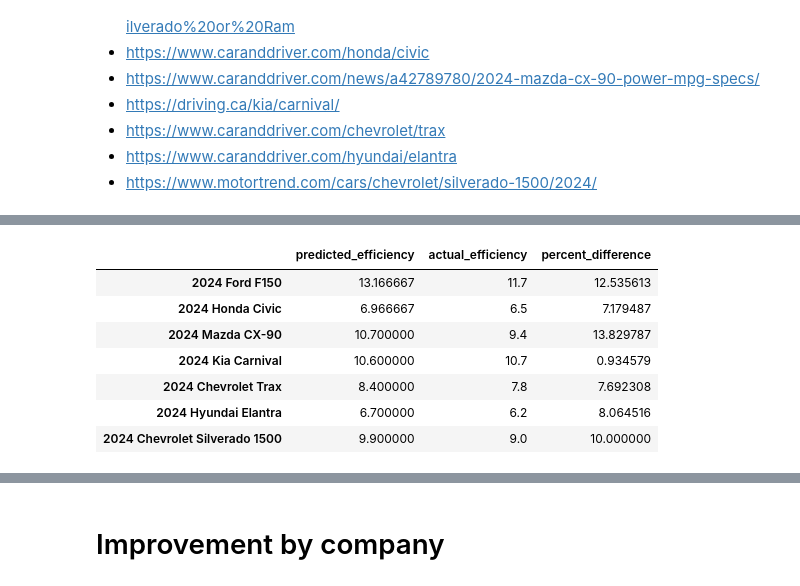
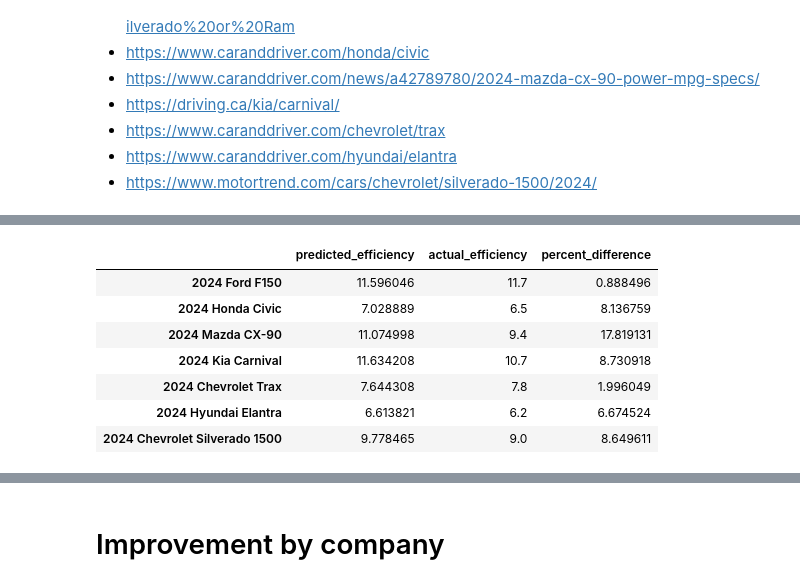
Before and after one commit to alexproskiw/Fuel-Efficiency-of-Canadian-Vehicles-Trends-and-Predictions, a Jupyter notebook: ECON323 Final Project.ipynb, the cells around one changed output, grey strips where cells are left out. Drawn from its saved outputs; the diff is of its cells as text; code cells hidden in the pictures.

Commit message:
Added Neural Network Model

```diff
--- a/ECON323 Final Project.ipynb
+++ b/ECON323 Final Project.ipynb
@@ -836,3 +837,14 @@ mse_test = metrics.mean_squared_error(y_test, fuel_efficiency_fitted_tree.predic
 print(f"The MSE on the training data is: {mse_train} and the MSE on the testing data is {mse_test}")
 # %% [output]
 The MSE on the training data is: 0.19843555360148868 and the MSE on the testing data is 0.5291956921451613
+# %%
+# fitting a neural network
+fuel_efficiency_nn_scaled_model = pipeline.make_pipeline(
+    preprocessing.StandardScaler(),
+    neural_network.MLPRegressor((100, 100), max_iter=500, random_state=123)
+)
+
+fuel_efficiency_nn_scaled_model.fit(X_train, y_train.flatten())
+mse_nn_train = metrics.mean_squared_error(y_train, fuel_efficiency_nn_scaled_model.predict(X_train))
+mse_nn_test = metrics.mean_squared_error(y_test, fuel_efficiency_nn_scaled_model.predict(X_test))
+print(f"The MSE on the training data is: {mse_nn_train} and the MSE on the testing data is {mse_nn_test}")
@@ -953,29 +980,29 @@ full_dataset_with_predictions.loc[full_dataset_with_predictions.index[-7]:full_d
 | 18943 | 2024 | Hyundai | Elantra | Car | Regular Gasoline | 2.0 | 4.0 | Continuously Variable | ... |
 | 18944 | 2024 | Chevrolet | Silverado 1500 | Truck | Diesel | 3.0 | 6.0 | Automatic | ... |
 # %%
-# using the tree model with no interaction
+# using the neural network model with no interaction
 y, X = patsy.dmatrices("comb_lpkm ~ model_year + C(make) + C(vehicle_class) + " +
                        "C(fuel_type) + engine_size_L + cylinders + C(transmission_type) + " +
                         "transmission_gears", full_dataset_with_predictions, return_type='matrix')
 test_vehicles = X[-7:,:]
-predicted_efficiency = fuel_efficiency_fitted_tree.predict(test_vehicles)
+predicted_efficiency = fuel_efficiency_nn_scaled_model.predict(test_vehicles)
 predicted_efficiency = predicted_efficiency.flatten()
 actual_efficiency = y[-7:]
 actual_efficiency = actual_efficiency.flatten()
 percent_error = abs(predicted_efficiency-actual_efficiency)/actual_efficiency*100
 vehicle_names = ("2024 Ford F150", "2024 Honda Civic", "2024 Mazda CX-90", "2024 Kia Carnival",
                  "2024 Chevrolet Trax", "2024 Hyundai Elantra", "2024 Chevrolet Silverado 1500")
 predicted = pd.Series(dict(zip(vehicle_names, predicted_efficiency)))
 actual = pd.Series(dict(zip(vehicle_names, actual_efficiency)))
 difference = pd.Series(dict(zip(vehicle_names, percent_error)))
 result = pd.DataFrame(dict(predicted_efficiency=predicted, actual_efficiency=actual, percent_difference=difference))
 result
 # %% [output]
 |  | predicted_efficiency | actual_efficiency | percent_difference |
-| 2024 Ford F150 | 13.166667 | 11.7 | 12.535613 |
-| 2024 Honda Civic | 6.966667 | 6.5 | 7.179487 |
-| 2024 Mazda CX-90 | 10.700000 | 9.4 | 13.829787 |
-| 2024 Kia Carnival | 10.600000 | 10.7 | 0.934579 |
-| 2024 Chevrolet Trax | 8.400000 | 7.8 | 7.692308 |
-| 2024 Hyundai Elantra | 6.700000 | 6.2 | 8.064516 |
-| 2024 Chevrolet Silverado 1500 | 9.900000 | 9.0 | 10.000000 |
+| 2024 Ford F150 | 11.596046 | 11.7 | 0.888496 |
+| 2024 Honda Civic | 7.028889 | 6.5 | 8.136759 |
+| 2024 Mazda CX-90 | 11.074998 | 9.4 | 17.819131 |
+| 2024 Kia Carnival | 11.634208 | 10.7 | 8.730918 |
+| 2024 Chevrolet Trax | 7.644308 | 7.8 | 1.996049 |
+| 2024 Hyundai Elantra | 6.613821 | 6.2 | 6.674524 |
+| 2024 Chevrolet Silverado 1500 | 9.778465 | 9.0 | 8.649611 |
```
Also changed, not shown: parts of 12 cells of this notebook.
